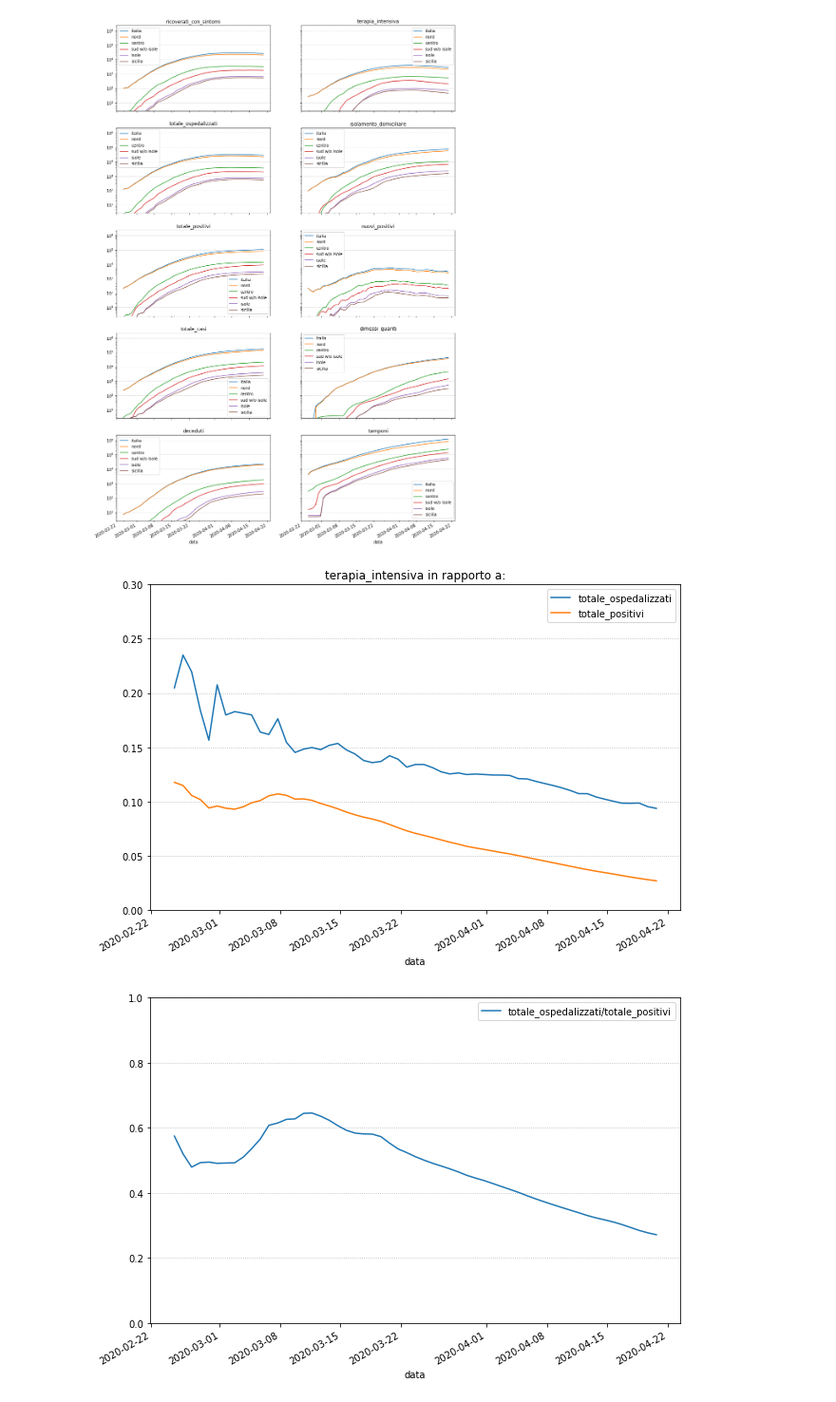
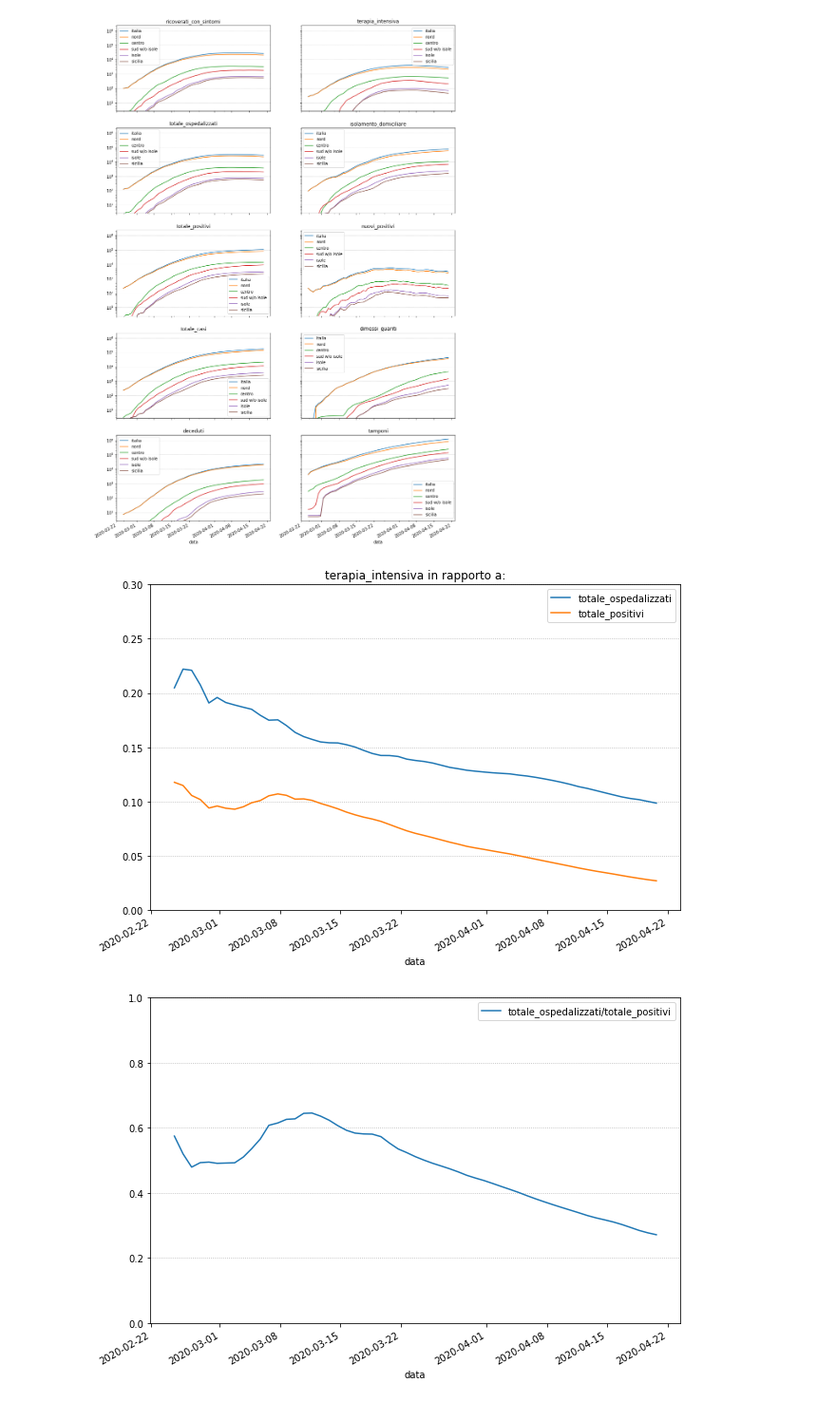
Before and after one commit to AvverbioPronome/covid, a Jupyter notebook: Covid1.ipynb, the cells around one changed output. Shown at 95% size. Drawn from its saved outputs; the diff is of its cells as text; code cells hidden in the pictures.

```diff
--- a/Covid1.ipynb
+++ b/Covid1.ipynb
@@ -71,17 +71,17 @@ fig.show()
 # %%
 fig, ax = plt.subplots(figsize=(10,7))
 complessiva=dati.groupby("data").sum()
-(complessiva['terapia_intensiva']/complessiva['totale_ospedalizzati'])\
+(complessiva['terapia_intensiva']/complessiva['totale_ospedalizzati']).ewm(span=7).mean()\
     .plot(ax=ax, label='totale_ospedalizzati')
 (complessiva['terapia_intensiva']/complessiva['totale_positivi']).ewm(span=7).mean()\
     .plot(ax=ax, label='totale_positivi')
 ax.grid(ls=':', axis='y')
 ax.set_ylim(bottom=0, top=.3)
 ax.set_title('terapia_intensiva in rapporto a:')
 ax.legend()
 fig.show()
 # %% [output]
-[figure, old version]
+[figure, new version]
 # %%
 fig, ax = plt.subplots(figsize=(10,7))
 (complessiva['totale_ospedalizzati']/complessiva['totale_positivi']).ewm(span=7).mean()\
```
